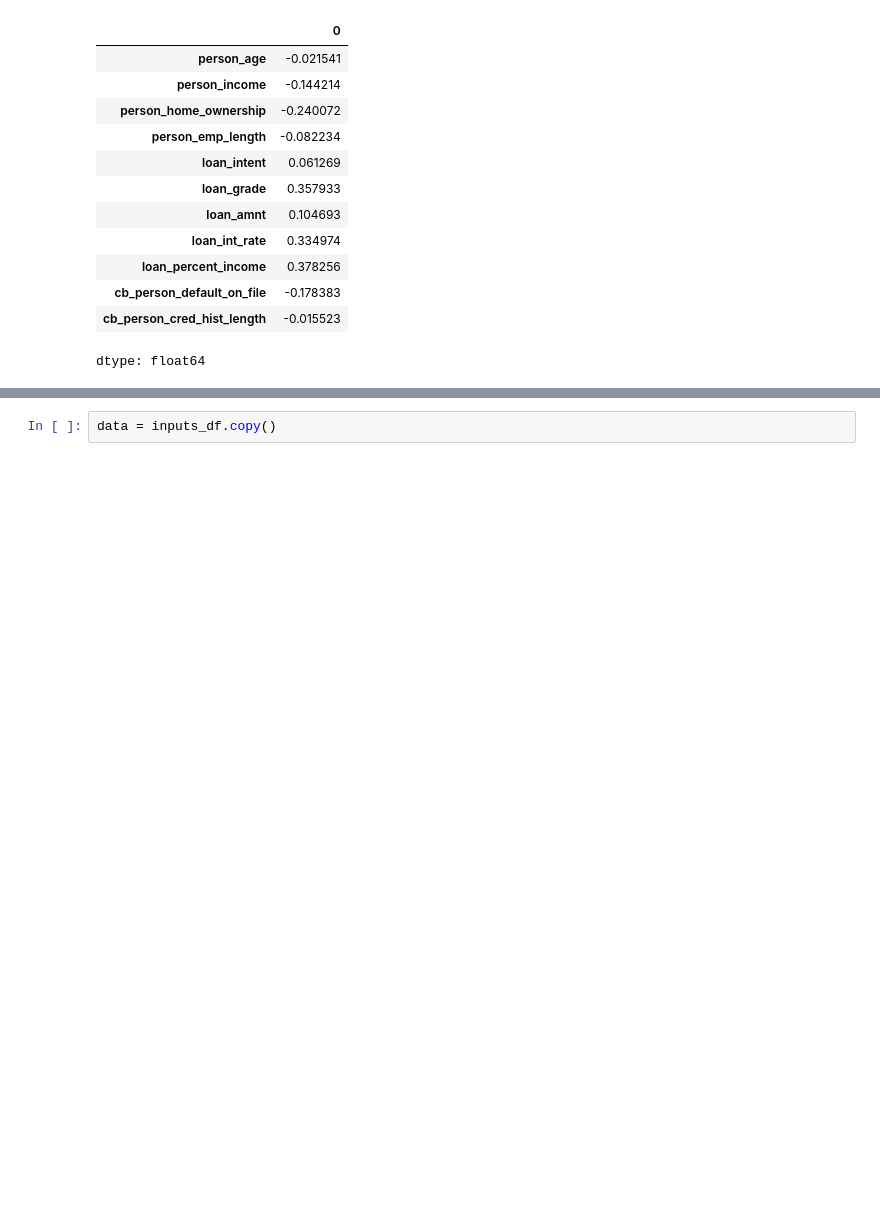
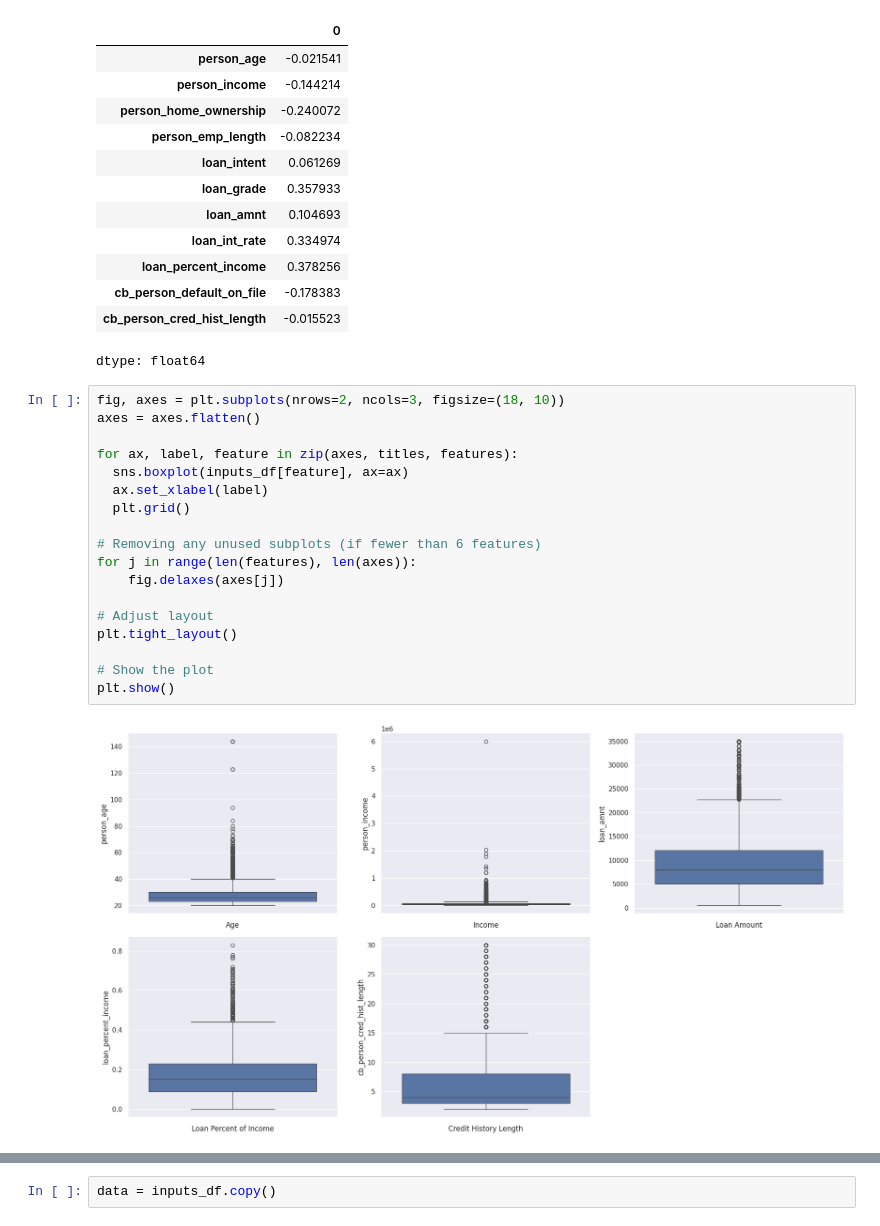
Before and after one commit to Nilkantg/Credit-Risk-Assessment, a Jupyter notebook: Loan Default Risk Analyzer.ipynb, the cells around one changed output, grey strips where cells are left out. Drawn from its saved outputs; the diff is of its cells as text; blank space fills up the shorter version.

```diff
--- a/Loan Default Risk Analyzer.ipynb
+++ b/Loan Default Risk Analyzer.ipynb
@@ -284,3 +305,23 @@ correlations
 | cb_person_default_on_file | -0.178383 |
 | cb_person_cred_hist_length | -0.015523 |
 dtype: float64
+# %%
+fig, axes = plt.subplots(nrows=2, ncols=3, figsize=(18, 10))
+axes = axes.flatten()
+
+for ax, label, feature in zip(axes, titles, features):
+  sns.boxplot(inputs_df[feature], ax=ax)
+  ax.set_xlabel(label)
+  plt.grid()
+
+# Removing any unused subplots (if fewer than 6 features)
+for j in range(len(features), len(axes)):
+    fig.delaxes(axes[j])
+
+# Adjust layout
+plt.tight_layout()
+
+# Show the plot
+plt.show()
+# %% [output]
+[figure, added]
```
Also changed, not shown: parts of 57 cells of this notebook.
